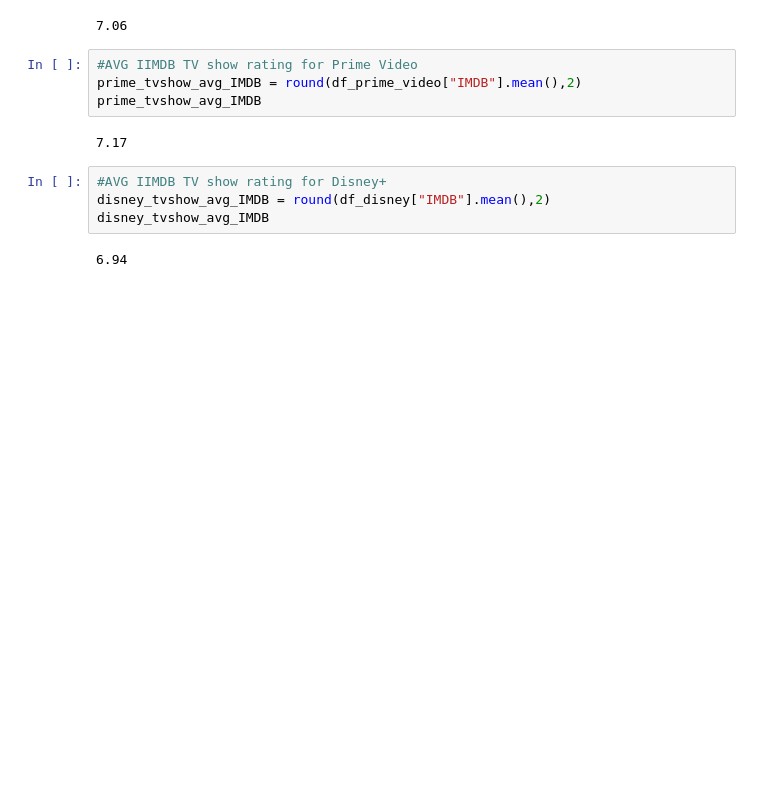
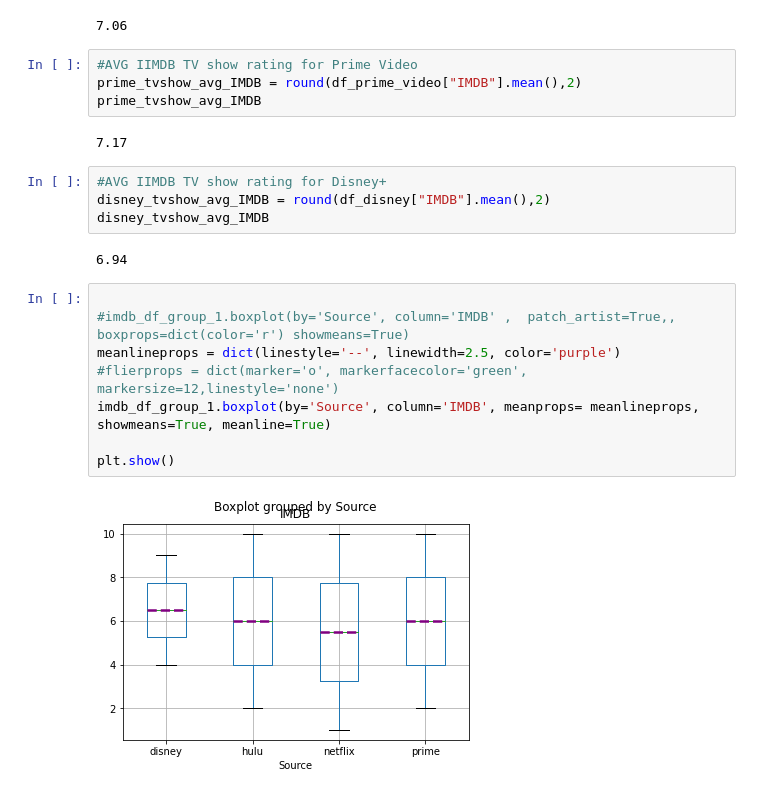
Before and after one commit to jtslater2/old_fashioned, a Jupyter notebook: Scripts/Brian_IMDB.ipynb, the cells around one changed output. Drawn from its saved outputs; the diff is of its cells as text; blank space fills up the shorter version.

Commit message:
adding boxplots

```diff
--- a/Scripts/Brian_IMDB.ipynb
+++ b/Scripts/Brian_IMDB.ipynb
@@ -232,3 +232,13 @@ disney_tvshow_avg_IMDB = round(df_disney["IMDB"].mean(),2)
 disney_tvshow_avg_IMDB
 # %% [output]
 6.94
+# %%
+
+#imdb_df_group_1.boxplot(by='Source', column='IMDB' ,  patch_artist=True,, boxprops=dict(color='r') showmeans=True)
+meanlineprops = dict(linestyle='--', linewidth=2.5, color='purple')
+#flierprops = dict(marker='o', markerfacecolor='green', markersize=12,linestyle='none')
+imdb_df_group_1.boxplot(by='Source', column='IMDB', meanprops= meanlineprops, showmeans=True, meanline=True)
+
+plt.show()
+# %% [output]
+[figure, added]
```
Also changed, not shown: 1 other file.
